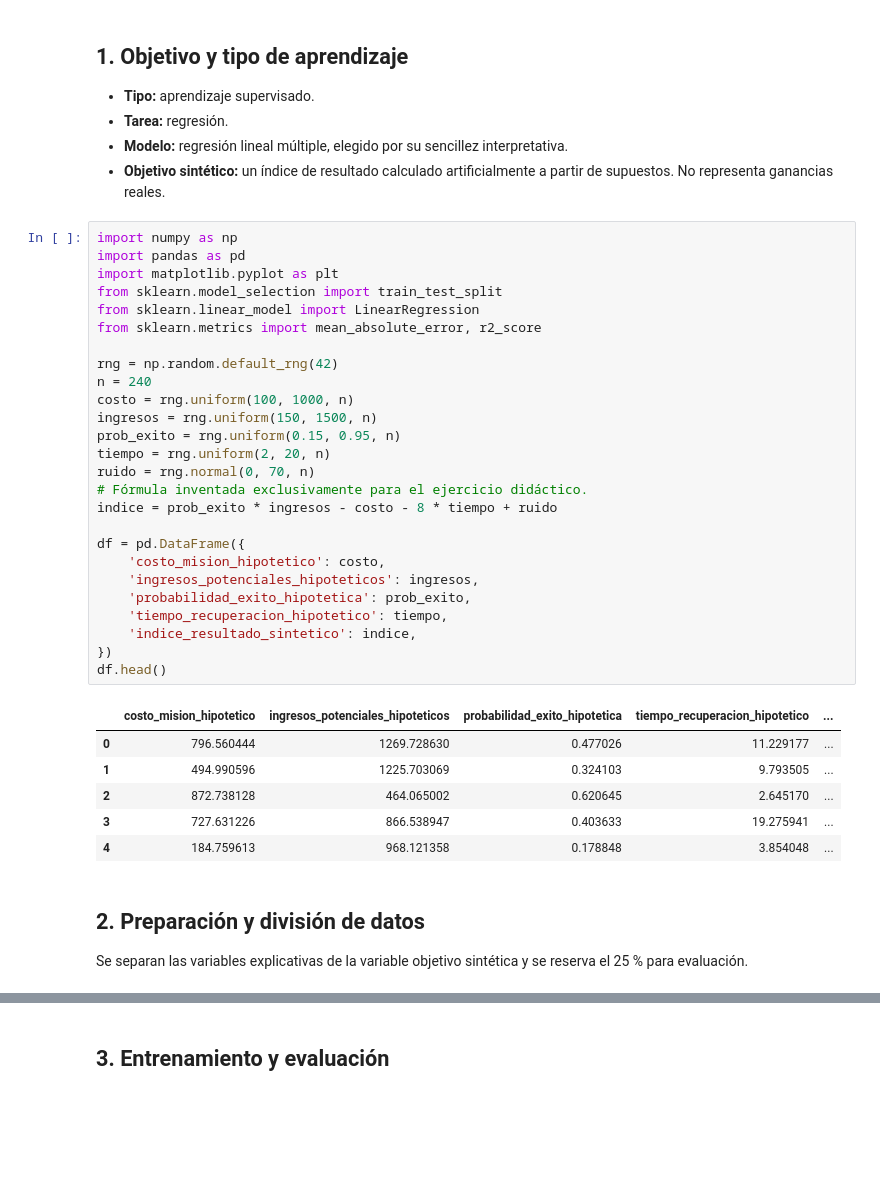
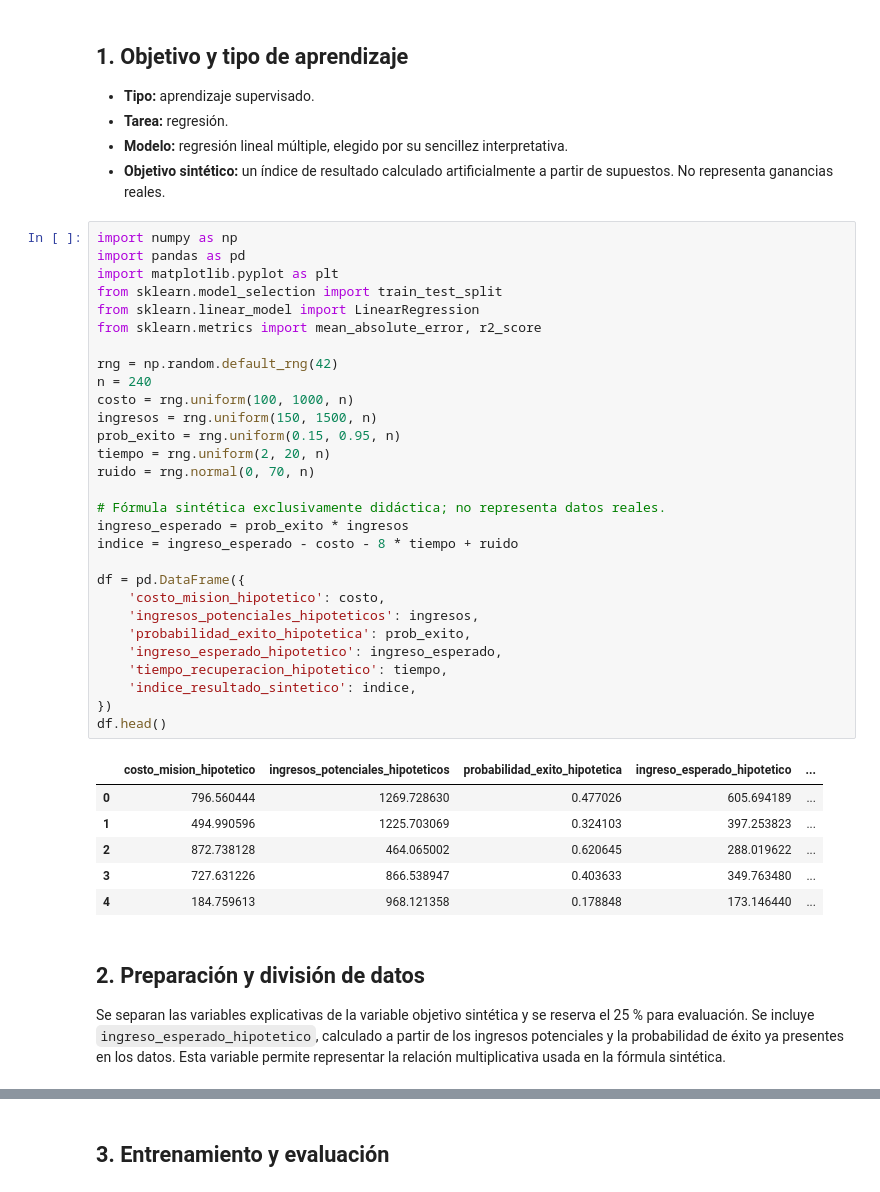
Before and after one commit to VALTOm07/ML_Challenge02_MineriaDeAsteroides, a Jupyter notebook: pipeline_prediccion.ipynb, the cells around one changed output, grey strips where cells are left out. Drawn from its saved outputs; the diff is of its cells as text; blank space fills up the shorter version.

````diff
--- a/pipeline_prediccion.ipynb
+++ b/pipeline_prediccion.ipynb
@@ -14,38 +14,41 @@ Este notebook desarrolla una regresión lineal sobre datos **sintéticos** para
 # %%
 import numpy as np
 import pandas as pd
 import matplotlib.pyplot as plt
 from sklearn.model_selection import train_test_split
 from sklearn.linear_model import LinearRegression
 from sklearn.metrics import mean_absolute_error, r2_score
 
 rng = np.random.default_rng(42)
 n = 240
 costo = rng.uniform(100, 1000, n)
 ingresos = rng.uniform(150, 1500, n)
 prob_exito = rng.uniform(0.15, 0.95, n)
 tiempo = rng.uniform(2, 20, n)
 ruido = rng.normal(0, 70, n)
-# Fórmula inventada exclusivamente para el ejercicio didáctico.
-indice = prob_exito * ingresos - costo - 8 * tiempo + ruido
+
+# Fórmula sintética exclusivamente didáctica; no representa datos reales.
+ingreso_esperado = prob_exito * ingresos
+indice = ingreso_esperado - costo - 8 * tiempo + ruido
 
 df = pd.DataFrame({
     'costo_mision_hipotetico': costo,
     'ingresos_potenciales_hipoteticos': ingresos,
     'probabilidad_exito_hipotetica': prob_exito,
+    'ingreso_esperado_hipotetico': ingreso_esperado,
     'tiempo_recuperacion_hipotetico': tiempo,
     'indice_resultado_sintetico': indice,
 })
 df.head()
 # %% [output]
-|  | costo_mision_hipotetico | ingresos_potenciales_hipoteticos | probabilidad_exito_hipotetica | tiempo_recuperacion_hipotetico | ... |
-| 0 | 796.560444 | 1269.728630 | 0.477026 | 11.229177 | ... |
-| 1 | 494.990596 | 1225.703069 | 0.324103 | 9.793505 | ... |
-| 2 | 872.738128 | 464.065002 | 0.620645 | 2.645170 | ... |
-| 3 | 727.631226 | 866.538947 | 0.403633 | 19.275941 | ... |
-| 4 | 184.759613 | 968.121358 | 0.178848 | 3.854048 | ... |
+|  | costo_mision_hipotetico | ingresos_potenciales_hipoteticos | probabilidad_exito_hipotetica | ingreso_esperado_hipotetico | ... |
+| 0 | 796.560444 | 1269.728630 | 0.477026 | 605.694189 | ... |
+| 1 | 494.990596 | 1225.703069 | 0.324103 | 397.253823 | ... |
+| 2 | 872.738128 | 464.065002 | 0.620645 | 288.019622 | ... |
+| 3 | 727.631226 | 866.538947 | 0.403633 | 349.763480 | ... |
+| 4 | 184.759613 | 968.121358 | 0.178848 | 173.146440 | ... |
 # %% [markdown]
 ## 2. Preparación y división de datos
 
-Se separan las variables explicativas de la variable objetivo sintética y se reserva el 25 % para evaluación.
+Se separan las variables explicativas de la variable objetivo sintética y se reserva el 25 % para evaluación. Se incluye ```ingreso_esperado_hipotetico```, calculado a partir de los ingresos potenciales y la probabilidad de éxito ya presentes en los datos. Esta variable permite representar la relación multiplicativa usada en la fórmula sintética.
 # %%
````
Also changed, not shown: parts of 4 cells of this notebook.
